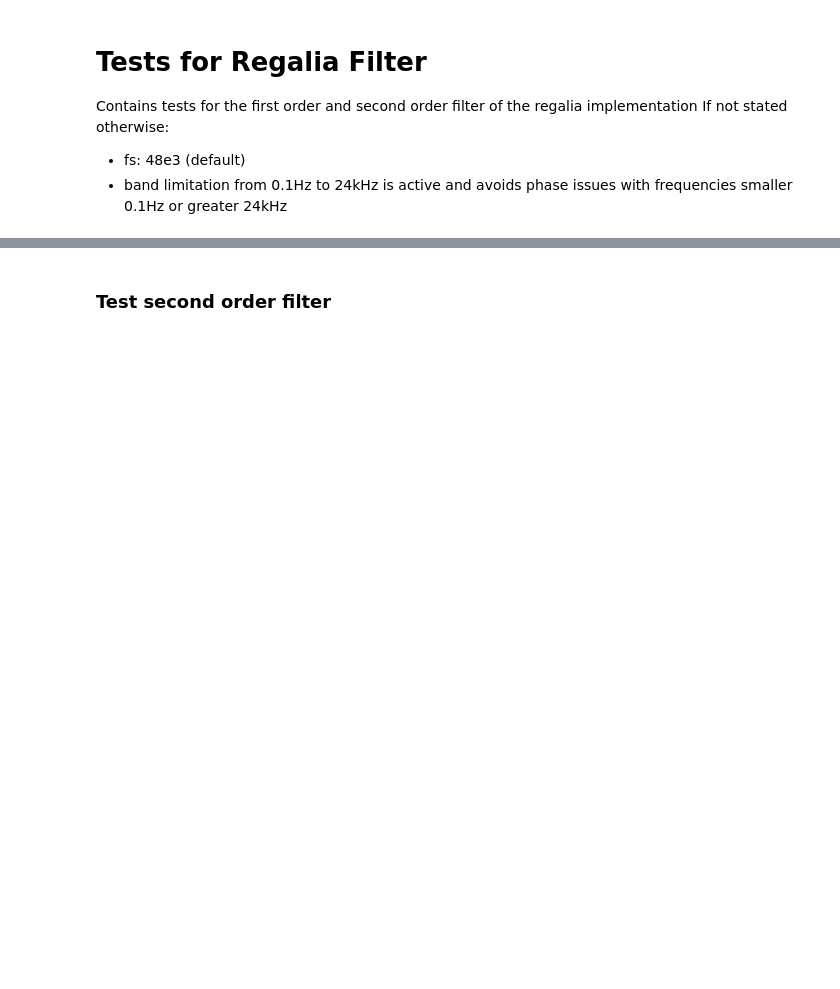
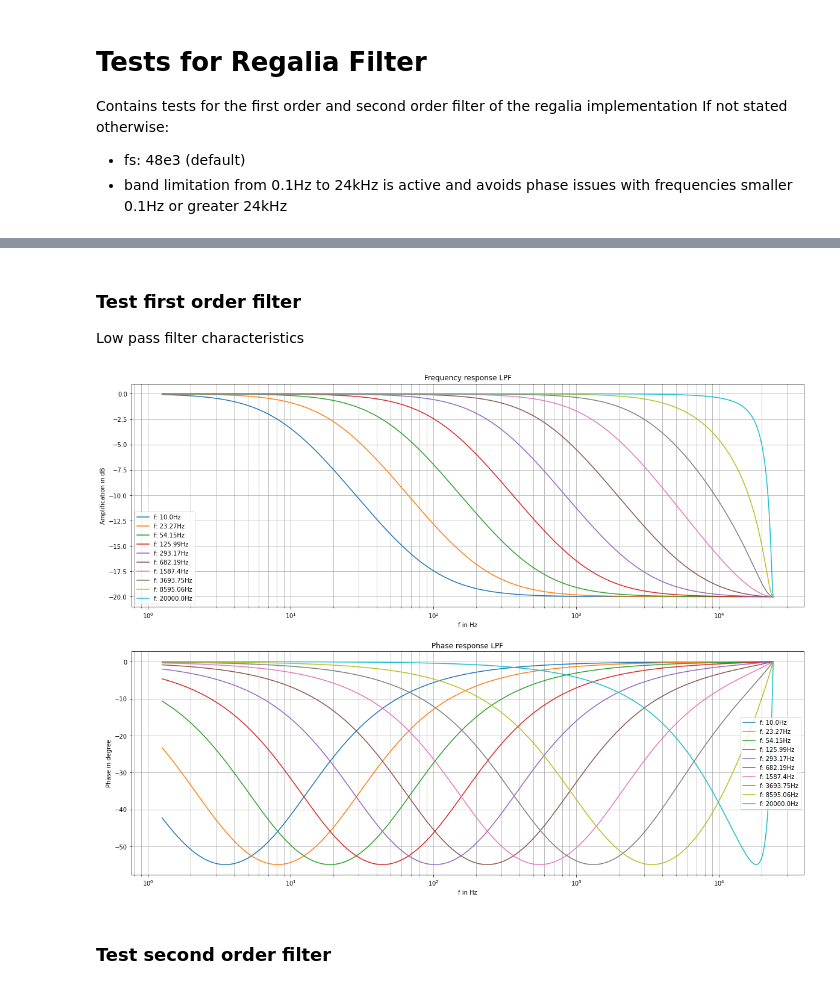
Before and after one commit to simongapp/python_audio_tools, a Jupyter notebook: EQ_Regalia/filter_test.ipynb, the cells around one changed output, grey strips where cells are left out. Cells and saved outputs as stored; diff of their text form; code cells hidden in the pictures; blank space fills up the shorter version.

```diff
--- a/EQ_Regalia/filter_test.ipynb
+++ b/EQ_Regalia/filter_test.ipynb
@@ -46,3 +49,38 @@ plt.legend(legend)
+# %% [markdown]
+### Test first order filter
+Low pass filter characteristics
+# %%
+# Sweep through frequencies
+f = np.logspace(np.log10(10), np.log10(20e3), 10)
+legend=[]
+
+plt.figure(figsize=(20,15))
+plt.subplot(2,1,1)
+for i in f:
+    x,y = eq.first_order(freq=i, filter="lpf")
+    plt.semilogx(x, 20*np.log10(np.abs(y)))
+    legend.append("f: " + str(np.round(i,2)) + "Hz")
+plt.grid(True, which="both")
+plt.title("Frequency response LPF")
+plt.ylabel("Amplification in dB")
+plt.xlabel("f in Hz")
+plt.legend(legend)
+
+plt.subplot(2,1,2)
+for i in f:
+    x,y = eq.first_order(freq=i)
+    y_phase = -np.arctan(np.imag(y)/np.real(y))
+    plt.semilogx(x,np.rad2deg(y_phase))
+plt.grid(True, which="both")
+plt.title("Phase response LPF")
+plt.ylabel("Phase in degree")
+plt.xlabel("f in Hz")
+plt.legend(legend)
+
+if(save_plots):
+    plt.savefig('plots/bode_first_order_LPF.png')
+# %% [output]
+[figure, added]
 # %% [markdown]
 ### Test second order filter
 # %%
```
Also changed, not shown: parts of 6 cells of this notebook, 9 other files.
